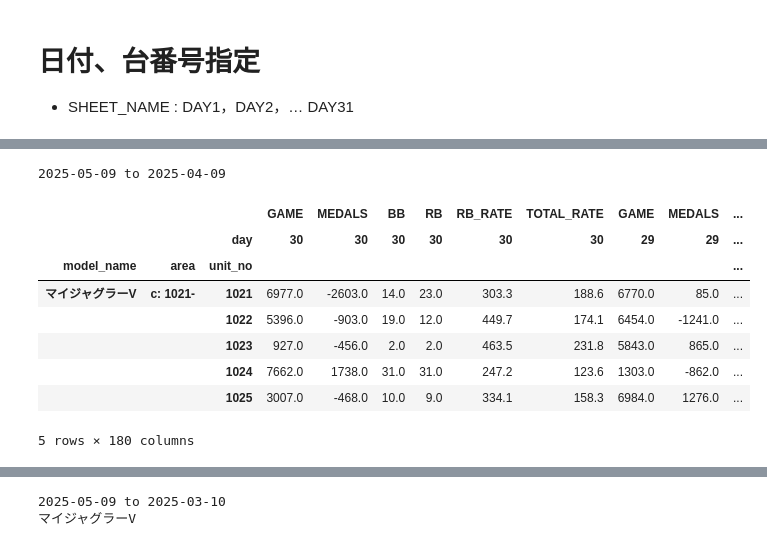
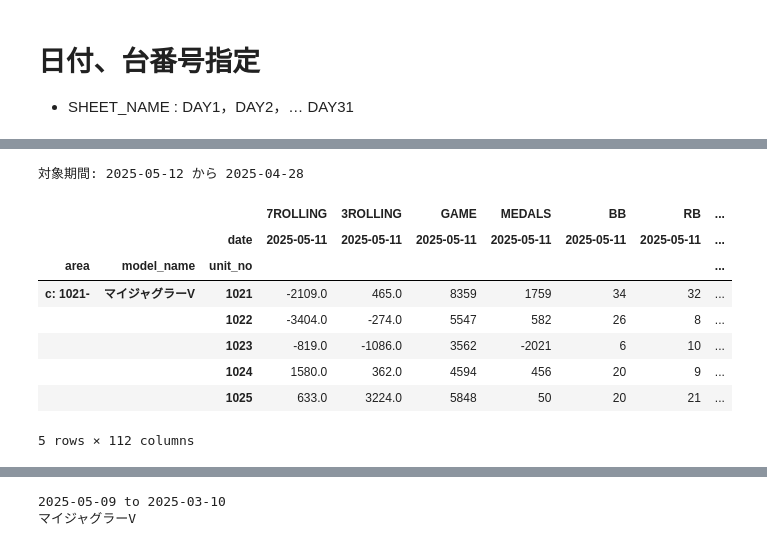
Before and after one commit to akmiccom/dataOnline, a Jupyter notebook: anaslo_02/ipynb/exa_hall_date.ipynb, the cells around one changed output, grey strips where cells are left out. Saved outputs shown, nothing was run; the diff lists cells and outputs as text; code cells hidden in the pictures.

```diff
--- a/anaslo_02/ipynb/exa_hall_date.ipynb
+++ b/anaslo_02/ipynb/exa_hall_date.ipynb
@@ -277,8 +287,9 @@ def create_pivot_table(df, start_date, end_date, pivot_targets, index_targets, c
 # %%
 today = datetime.date.today()
 start_date = datetime.date.today()
-end_date = start_date - relativedelta(months=20, days=start_date.day - 1)
+end_date = start_date - relativedelta(months=6, days=start_date.day - 1)
 print(f"対象期間: {start_date} から {end_date}")
+print(f"対象ホール: {HALL_NAME}")
 
 csv_path = f"{HALL_NAME}_medal_rate.csv"
 pivot_targets = ["game", "medals", "BB", "RB"]
@@ -286,7 +297,7 @@ index_targets = ["area", "unit_no"]
 colmns_targets = ["day"]
 merged, game, medals, medal_rate, bb, rb, rb_rate, total_rate = create_pivot_table(
     df, start_date, end_date, pivot_targets, index_targets, colmns_targets, csv_path)
-# medal_rate.to_csv(csv_path)
+medal_rate.to_csv(csv_path)
 
 target_rate = 1.05
 medal_rate[("MEDAL_RATE", f"count_{target_rate}+")] = (medal_rate.iloc[:, :-1] >= target_rate).sum(axis=1)
@@ -305,7 +316,7 @@ except gspread.exceptions.WorksheetNotFound:
 sheet = spreadsheet.worksheet(sheet_name)
 sheet.clear()
 set_with_dataframe(sheet, medal_rate, include_index=True)
-sheet.update_cell(1, 1, today.strftime("UPDATED: %Y-%m-%d"))
+sheet.update_cell(1, 1, today.strftime("%Y-%m-%d UPDATED"))
 print(f"✅ シート '{sheet_name}' に DataFrame を書き込みました！")
 
 medal_rate.tail()
@@ -377,17 +383,17 @@ merged
 today = datetime.date.today()
 start_date = datetime.date.today()
 end_date = start_date - relativedelta(months=6, days=start_date.day - 1)
-print(f"対象期間: {start_date} から {end_date}")
+print(f"対象期間: {start_date} から {end_date} です")
 
 pivot_targets = ["game", "medals", "BB", "RB"]
 index_targets = ["area", "unit_no"]
-colmns_targets = ["date"]
+columns_targets = ["date"]
 
 today = datetime.date.today()
 for day_target in range(today.day-1, today.day+1):
-# for day_target in range(9, 12):
+# for day_target in [2, 5, 7, 11, 15, 17, 22, 26]:
     merged, game, medals, medal_rate, bb, rb, rb_rate, total_rate = create_pivot_table_date(
-        start_date, end_date, day_target, pivot_targets, index_targets, colmns_targets)
+        df, start_date, end_date, day_target, pivot_targets, index_targets, columns_targets)
     rows, cols = medal_rate.shape
     sheet_name = f"DAY{day_target}"
     try:
@@ -402,5 +408,5 @@ for day_target in range(today.day-1, today.day+1):
     sheet.update_cell(1, 1, today.strftime("%Y-%m-%d : UPDATED"))
     print(f"✅ シート '{sheet_name}' に DataFrame を書き込みました！")
 
-# merged.head()
+merged.head()
 # %% [output]
@@ -422,8 +437,8 @@ def create_pivot_tabel(df, model_name, start_date, end_date):
     pivot_results = {}
     for col in pivot_targets:
         table = df_filtered.pivot_table(
-            index=["model_name", "area", "unit_no"],
-            columns="day",
+            index=["area", "model_name", "unit_no"],
+            columns="date",
             values=col,
             aggfunc="sum",
         )
@@ -437,8 +452,13 @@ def create_pivot_tabel(df, model_name, start_date, end_date):
     total_rate = pivot_results["Total_rate"]
     rb = pivot_results["RB"]
     bb = pivot_results["BB"]
+    # メダル累積3日間・7日間
+    rolling7 = medals.iloc[:, ::-1].rolling(7, min_periods=7, axis=1).sum().iloc[:, ::-1]
+    rolling3 = medals.iloc[:, ::-1].rolling(3, min_periods=3, axis=1).sum().iloc[:, ::-1]
 
     labeled_tables = [
+        ("7ROLLING", rolling7),
+        ("3ROLLING", rolling3),
         ("GAME", game),
         ("MEDALS", medals),
         ("RB_RATE", rb_rate),
@@ -450,46 +470,54 @@ def create_pivot_tabel(df, model_name, start_date, end_date):
     # ラベルを MultiIndex に付ける
     for label, df_table in labeled_tables:
         df_table.columns = pd.MultiIndex.from_product([[label], df_table.columns])
 
     # 列を交互に整列して統合・NaN除去
     interleaved_cols = [
         col
         for pair in zip(
+            rolling7.columns,
+            rolling3.columns,
             game.columns,
             medals.columns,
             bb.columns,
             rb.columns,
             rb_rate.columns,
             total_rate.columns,
         )
         for col in pair
     ]
 
-    merged = pd.concat([game, medals, bb, rb, rb_rate, total_rate], axis=1)[
+    merged = pd.concat([rolling7, rolling3, game, medals, bb, rb, rb_rate, total_rate], axis=1)[
         interleaved_cols
     ]
 
-    return merged, game, medals, bb, rb, rb_rate, total_rate
+    return merged, game, medals, bb, rb, rb_rate, total_rate, rolling7, rolling3
 
 
+today = datetime.date.today()
 start_date = datetime.date.today()
-# start_date = datetime.date(2024, 5, 6)
-end_date = start_date - relativedelta(days=30)
-print(f"{start_date} to {end_date}")
+end_date = start_date - relativedelta(days=14)
+print(f"対象期間: {start_date} から {end_date}")
 
-merged, game, medals, bb, rb, rb_rate, total_rate = create_pivot_tabel(
+merged, game, medals, bb, rb, rb_rate, total_rate, rolling7, rolling3 = create_pivot_tabel(
     df, "マイジャグラーV", start_date, end_date
 )
 merged = merged[~(merged.iloc[:, 0].isna() | (merged.iloc[:, 0] == 0))]
 merged.head()
+
+# rolling3.head(10)
+
+# rolling7 = medals.rolling(7, min_periods=7, axis=1).sum()
+# rolling7.columns = rolling7.columns.set_levels(["ROLLING"], level=0)
+# rolling7.head()
 # %% [output]
-2025-05-09 to 2025-04-09
+対象期間: 2025-05-12 から 2025-04-28
-|  |  |  | GAME | MEDALS | BB | RB | RB_RATE | TOTAL_RATE | GAME | MEDALS | ... |
-|  |  | day | 30 | 30 | 30 | 30 | 30 | 30 | 29 | 29 | ... |
-| model_name | area | unit_no |  |  |  |  |  |  |  |  | ... |
-| マイジャグラーV | c: 1021- | 1021 | 6977.0 | -2603.0 | 14.0 | 23.0 | 303.3 | 188.6 | 6770.0 | 85.0 | ... |
-|  |  | 1022 | 5396.0 | -903.0 | 19.0 | 12.0 | 449.7 | 174.1 | 6454.0 | -1241.0 | ... |
-|  |  | 1023 | 927.0 | -456.0 | 2.0 | 2.0 | 463.5 | 231.8 | 5843.0 | 865.0 | ... |
-|  |  | 1024 | 7662.0 | 1738.0 | 31.0 | 31.0 | 247.2 | 123.6 | 1303.0 | -862.0 | ... |
-|  |  | 1025 | 3007.0 | -468.0 | 10.0 | 9.0 | 334.1 | 158.3 | 6984.0 | 1276.0 | ... |
+|  |  |  | 7ROLLING | 3ROLLING | GAME | MEDALS | BB | RB | ... |
+|  |  | date | 2025-05-11 | 2025-05-11 | 2025-05-11 | 2025-05-11 | 2025-05-11 | 2025-05-11 | ... |
+| area | model_name | unit_no |  |  |  |  |  |  | ... |
+| c: 1021- | マイジャグラーV | 1021 | -2109.0 | 465.0 | 8359 | 1759 | 34 | 32 | ... |
+|  |  | 1022 | -3404.0 | -274.0 | 5547 | 582 | 26 | 8 | ... |
+|  |  | 1023 | -819.0 | -1086.0 | 3562 | -2021 | 6 | 10 | ... |
+|  |  | 1024 | 1580.0 | 362.0 | 4594 | 456 | 20 | 9 | ... |
+|  |  | 1025 | 633.0 | 3224.0 | 5848 | 50 | 20 | 21 | ... |
-5 rows × 180 columns
+5 rows × 112 columns
```
Also changed, not shown: parts of 9 cells of this notebook, 20 other files.
